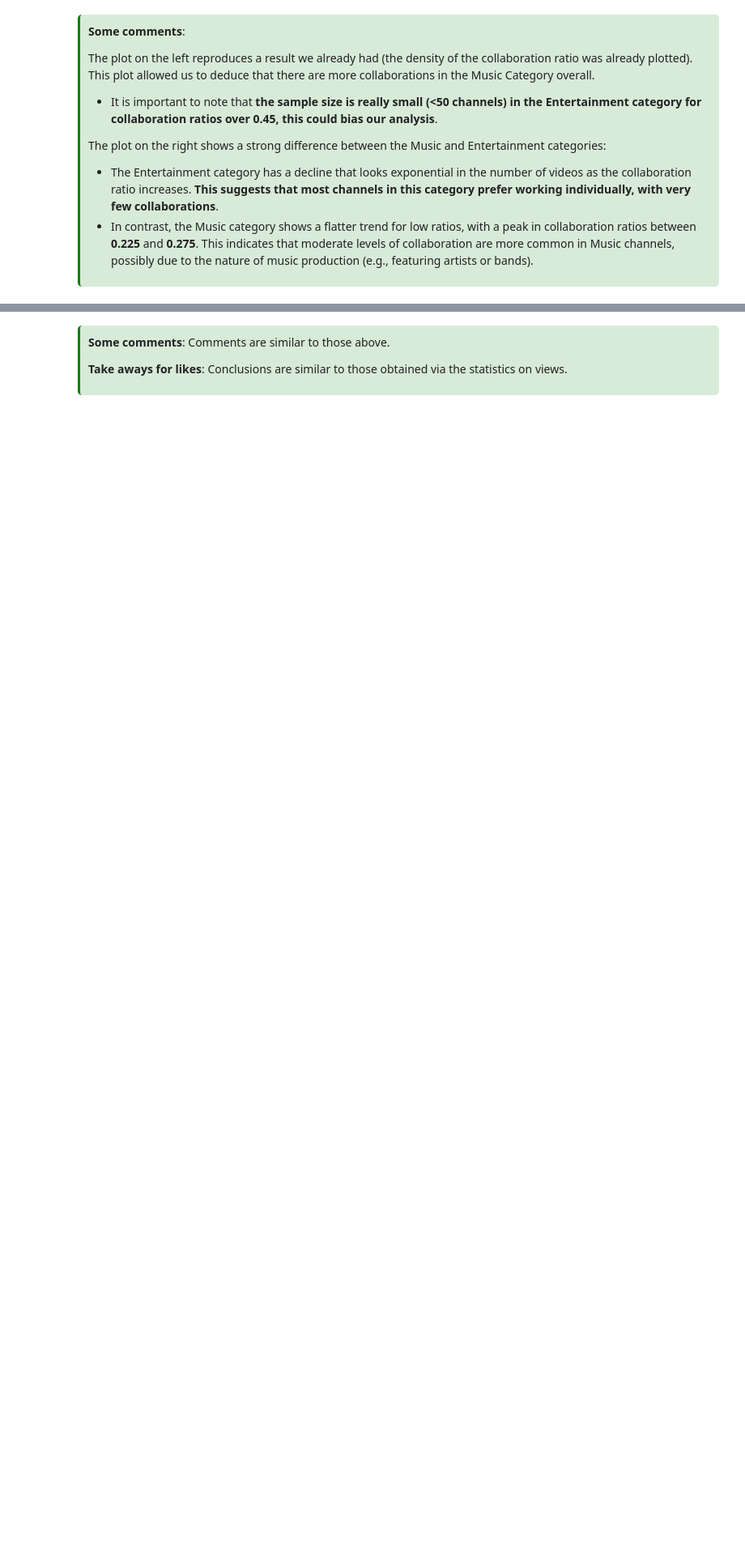
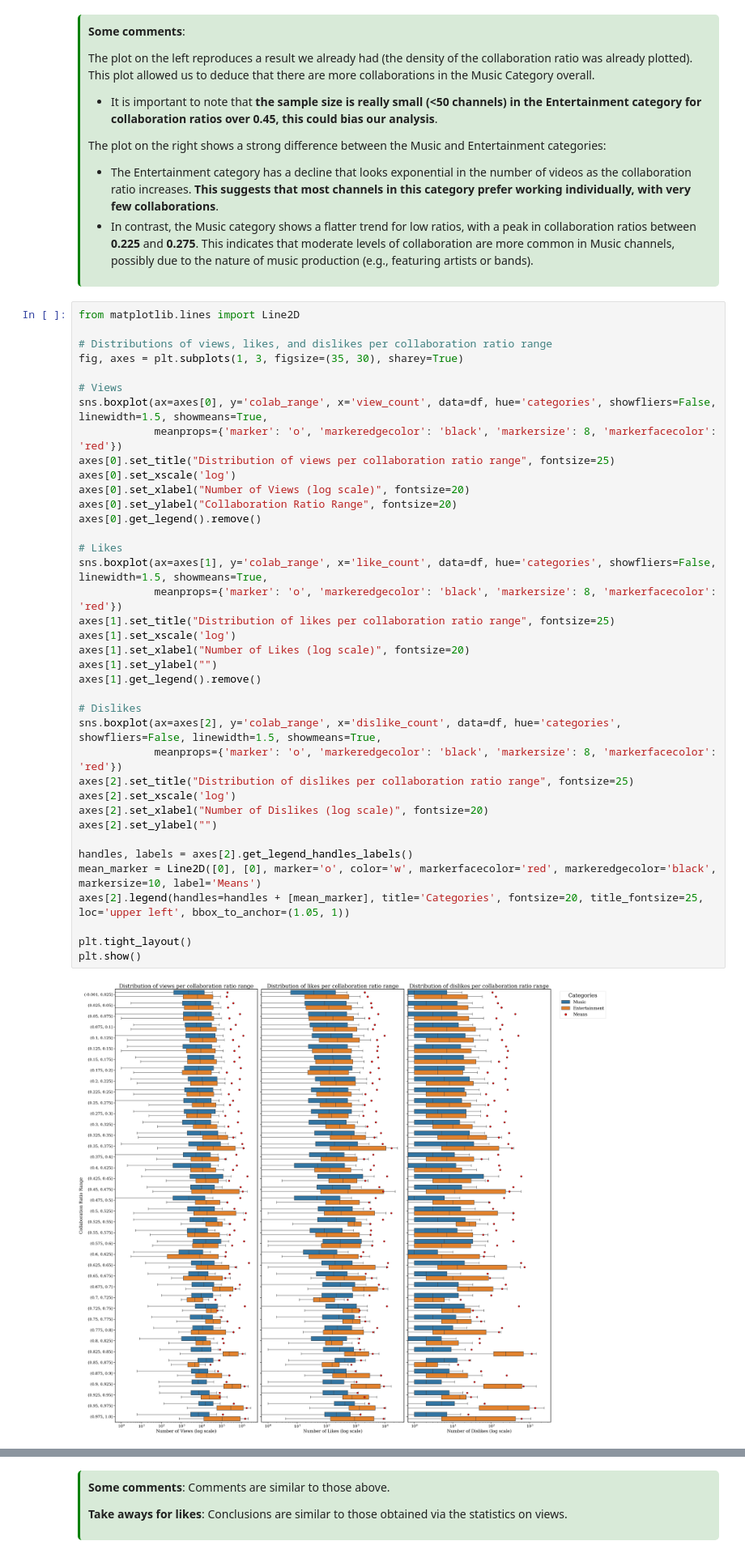
Before and after one commit to epfl-ada/ada-2024-project-tropicaltoucansinsight, a Jupyter notebook: collaborations.ipynb, the cells around one changed output, grey strips where cells are left out. Shown at 81% size. Drawn from its saved outputs; the diff is of its cells as text; blank space fills up the shorter version.

```diff
--- a/collaborations.ipynb
+++ b/collaborations.ipynb
@@ -481,6 +583,46 @@ The plot on the right shows a strong difference between the Music and Entertainm
 - The Entertainment category has a decline that looks exponential in the number of videos as the collaboration ratio increases. **This suggests that most channels in this category prefer working individually, with very few collaborations**.
 - In contrast, the Music category shows a flatter trend for low ratios, with a peak in collaboration ratios between **0.225** and **0.275**. This indicates that moderate levels of collaboration are more common in Music channels, possibly due to the nature of music production (e.g., featuring artists or bands).
 </div>
+# %%
+from matplotlib.lines import Line2D
+
+# Distributions of views, likes, and dislikes per collaboration ratio range
+fig, axes = plt.subplots(1, 3, figsize=(35, 30), sharey=True)
+
+# Views
+sns.boxplot(ax=axes[0], y='colab_range', x='view_count', data=df, hue='categories', showfliers=False, linewidth=1.5, showmeans=True,
+            meanprops={'marker': 'o', 'markeredgecolor': 'black', 'markersize': 8, 'markerfacecolor': 'red'})
+axes[0].set_title("Distribution of views per collaboration ratio range", fontsize=25)
+axes[0].set_xscale('log')
+axes[0].set_xlabel("Number of Views (log scale)", fontsize=20)
+axes[0].set_ylabel("Collaboration Ratio Range", fontsize=20)
+axes[0].get_legend().remove()
+
+# Likes
+sns.boxplot(ax=axes[1], y='colab_range', x='like_count', data=df, hue='categories', showfliers=False, linewidth=1.5, showmeans=True,
+            meanprops={'marker': 'o', 'markeredgecolor': 'black', 'markersize': 8, 'markerfacecolor': 'red'})
+axes[1].set_title("Distribution of likes per collaboration ratio range", fontsize=25)
+axes[1].set_xscale('log')
+axes[1].set_xlabel("Number of Likes (log scale)", fontsize=20)
+axes[1].set_ylabel("")
+axes[1].get_legend().remove()
+
+# Dislikes
+sns.boxplot(ax=axes[2], y='colab_range', x='dislike_count', data=df, hue='categories', showfliers=False, linewidth=1.5, showmeans=True,
+            meanprops={'marker': 'o', 'markeredgecolor': 'black', 'markersize': 8, 'markerfacecolor': 'red'})
+axes[2].set_title("Distribution of dislikes per collaboration ratio range", fontsize=25)
+axes[2].set_xscale('log')
+axes[2].set_xlabel("Number of Dislikes (log scale)", fontsize=20)
+axes[2].set_ylabel("")
+
+handles, labels = axes[2].get_legend_handles_labels()
+mean_marker = Line2D([0], [0], marker='o', color='w', markerfacecolor='red', markeredgecolor='black', markersize=10, label='Means')
+axes[2].legend(handles=handles + [mean_marker], title='Categories', fontsize=20, title_fontsize=25, loc='upper left', bbox_to_anchor=(1.05, 1))
+
+plt.tight_layout()
+plt.show()
+# %% [output]
+[figure, added]
 # %%
 # Define plotting parameters for views
 metrics = [("num_views", "num_views"), ("avg_views", "avg_views"), ("med_views", "med_views")]
```
Also changed, not shown: parts of 24 cells of this notebook.
